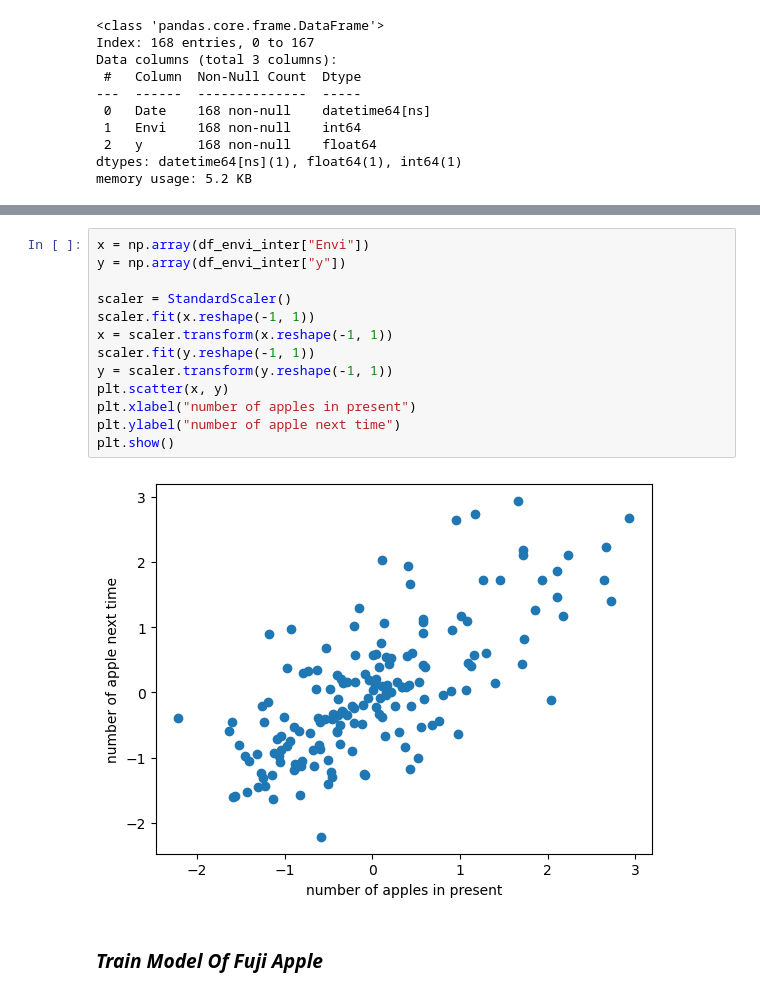
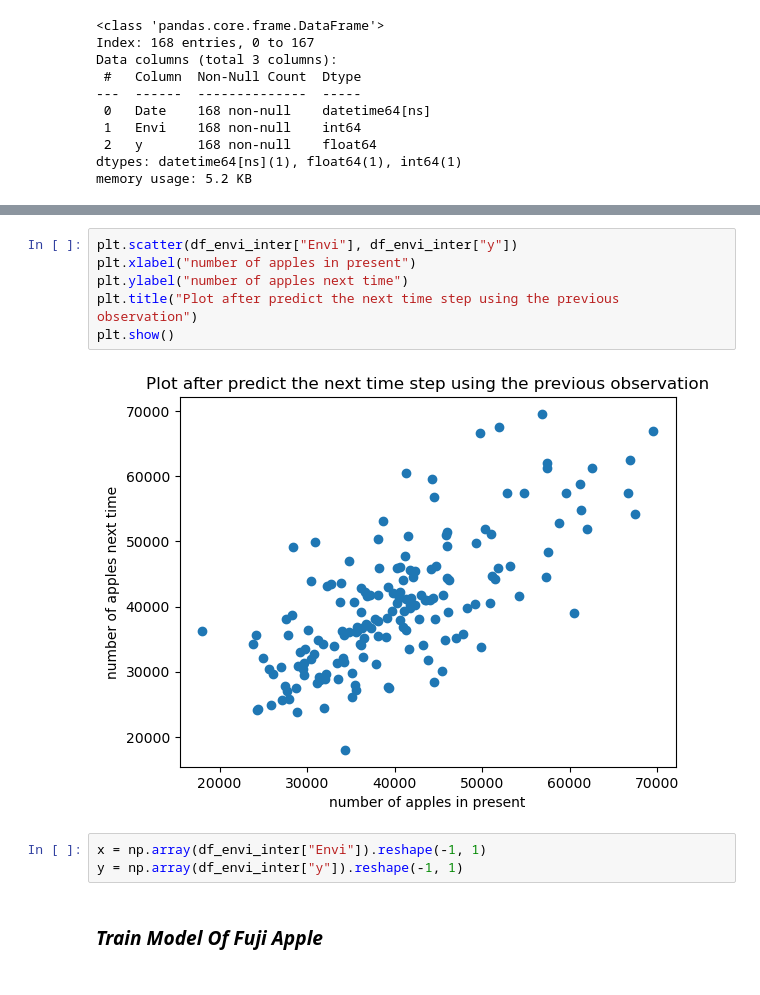
Before and after one commit to OatKID/RegressionMiniProject, a Jupyter notebook: algorithm/Envi/1_predict_1/linear_regression.ipynb, the cells around one changed output, grey strips where cells are left out. Cells and saved outputs as stored; diff of their text form.

```diff
--- a/algorithm/Envi/1_predict_1/linear_regression.ipynb
+++ b/algorithm/Envi/1_predict_1/linear_regression.ipynb
@@ -80,18 +78,14 @@ plt.show()
-# %%
-x = np.array(df_envi_inter["Envi"])
-y = np.array(df_envi_inter["y"])
-
-scaler = StandardScaler()
-scaler.fit(x.reshape(-1, 1))
-x = scaler.transform(x.reshape(-1, 1))
-scaler.fit(y.reshape(-1, 1))
-y = scaler.transform(y.reshape(-1, 1))
-plt.scatter(x, y)
-plt.xlabel("number of apples in present")
-plt.ylabel("number of apple next time")
-plt.show()
-# %% [output]
-[figure, removed]
+# %%
+plt.scatter(df_envi_inter["Envi"], df_envi_inter["y"])
+plt.xlabel("number of apples in present")
+plt.ylabel("number of apples next time")
+plt.title("Plot after predict the next time step using the previous observation")
+plt.show()
+# %% [output]
+[figure, added]
+# %%
+x = np.array(df_envi_inter["Envi"]).reshape(-1, 1)
+y = np.array(df_envi_inter["y"]).reshape(-1, 1)
 # %% [markdown]
 ### ***Train Model Of Fuji Apple***
 # %%
```
Also changed, not shown: parts of 3 cells of this notebook, 1 other file.
